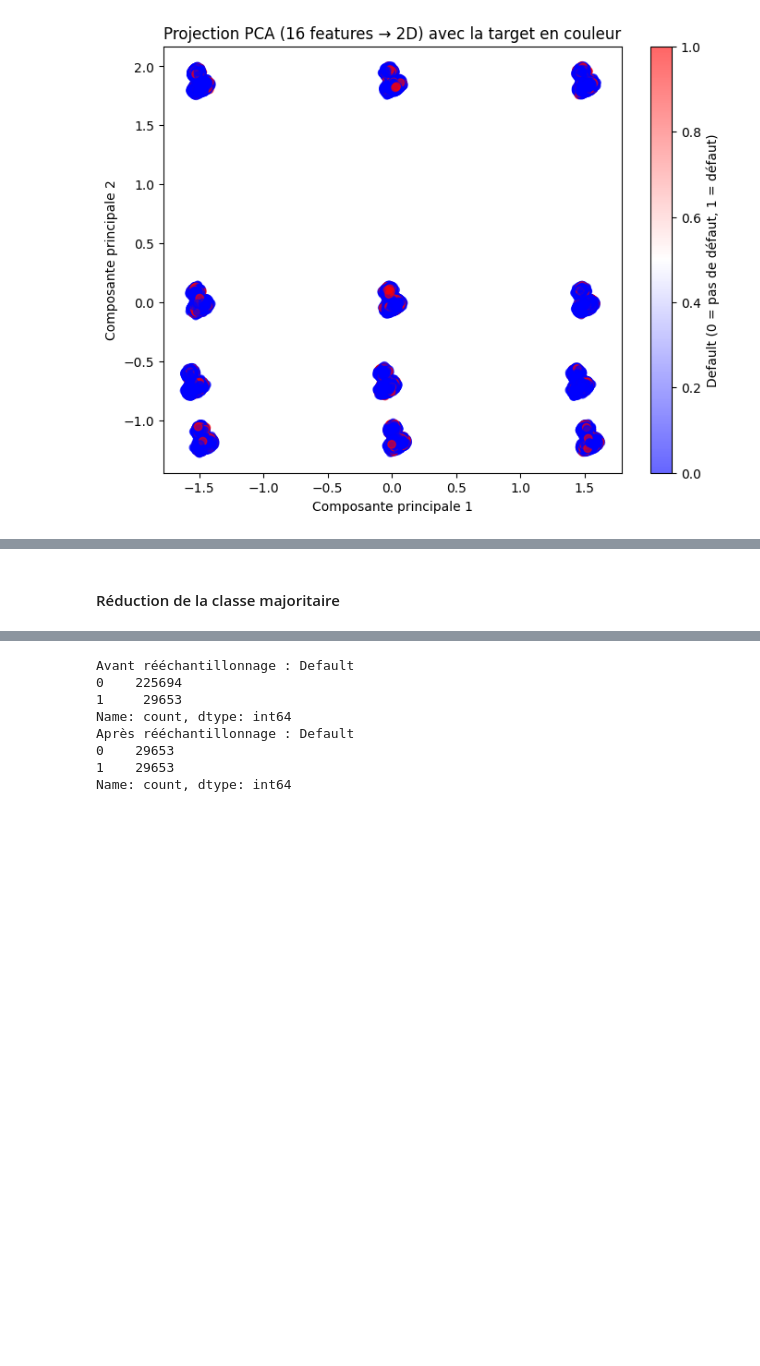
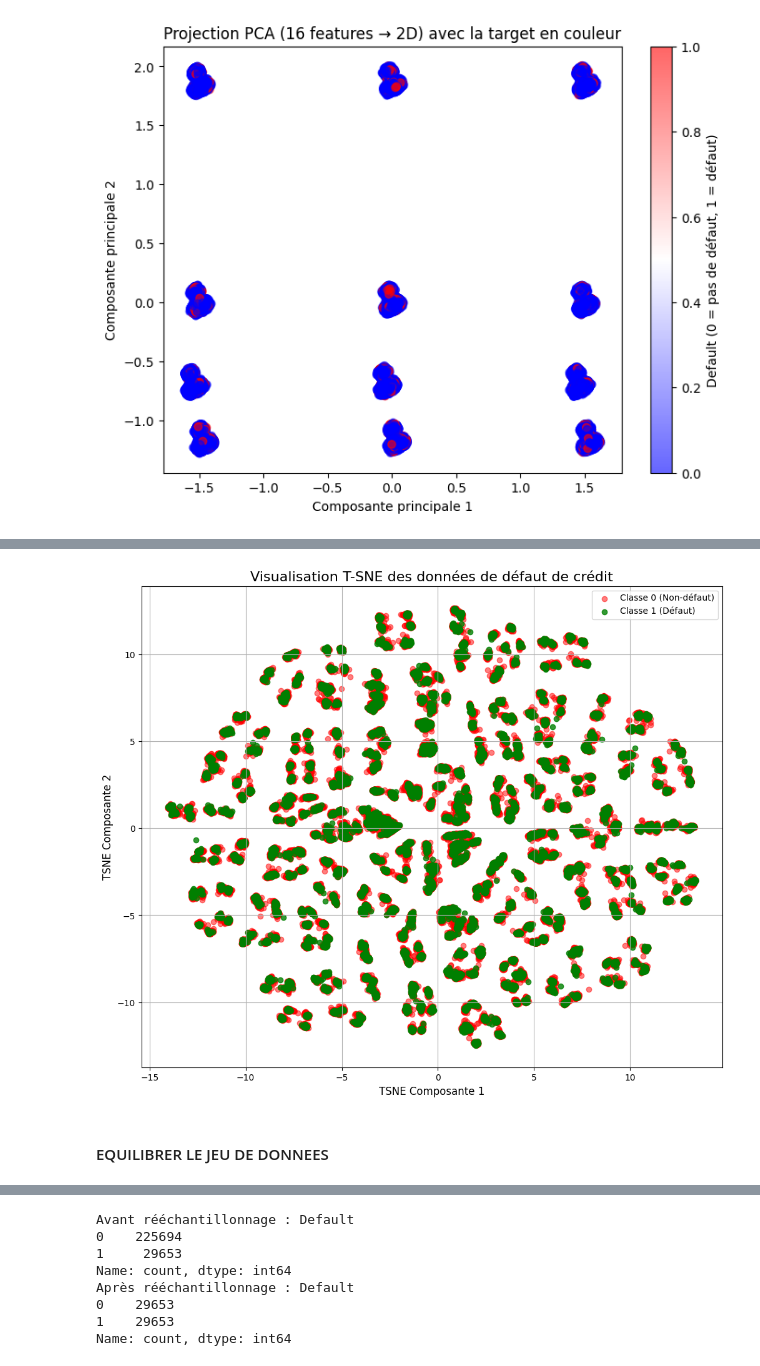
Before and after one commit to Patricia-Koto/sda_ML, a Jupyter notebook: loan_credit.ipynb, the cells around one changed output, grey strips where cells are left out. Drawn from its saved outputs; the diff is of its cells as text; code cells hidden in the pictures; blank space fills up the shorter version.

```diff
--- a/loan_credit.ipynb
+++ b/loan_credit.ipynb
@@ -289,2 +276,33 @@ plt.show()
+# %%
+# Standardiser les données (important pour PCA)
+# scaler = StandardScaler()
+# X_scaled = scaler.fit_transform(X)
+
+tsne = TSNE(n_components=2, perplexity=30, n_iter=300, random_state=42)
+X_tsne = tsne.fit_transform(X_scaled)
+
+# 4. Création d'un DataFrame pour la visualisation
+df_tsne = pd.DataFrame(X_tsne, columns=['TSNE1', 'TSNE2'])
+df_tsne['target'] = y
+
+# 5. Création du nuage de points avec les classes colorées
+plt.figure(figsize=(12, 10))
+
+# Séparation des classes pour la visualisation
+df_class_0 = df_tsne[df_tsne['target'] == 0]
+df_class_1 = df_tsne[df_tsne['target'] == 1]
+
+# Affichage des points de chaque classe
+plt.scatter(df_class_0['TSNE1'], df_class_0['TSNE2'], c='red', alpha=0.5, label='Classe 0 (Non-défaut)')
+plt.scatter(df_class_1['TSNE1'], df_class_1['TSNE2'], c='green', alpha=0.8, label='Classe 1 (Défaut)')
+
+plt.title('Visualisation T-SNE des données de défaut de crédit', fontsize=16)
+plt.xlabel('TSNE Composante 1', fontsize=12)
+plt.ylabel('TSNE Composante 2', fontsize=12)
+plt.legend()
+plt.grid(True)
+plt.show()
+# %% [output]
+[figure, added]
 # %% [markdown]
-#### Réduction de la classe majoritaire
+#### EQUILIBRER LE JEU DE DONNEES
```
Also changed, not shown: parts of 58 cells of this notebook, 3 other files.
